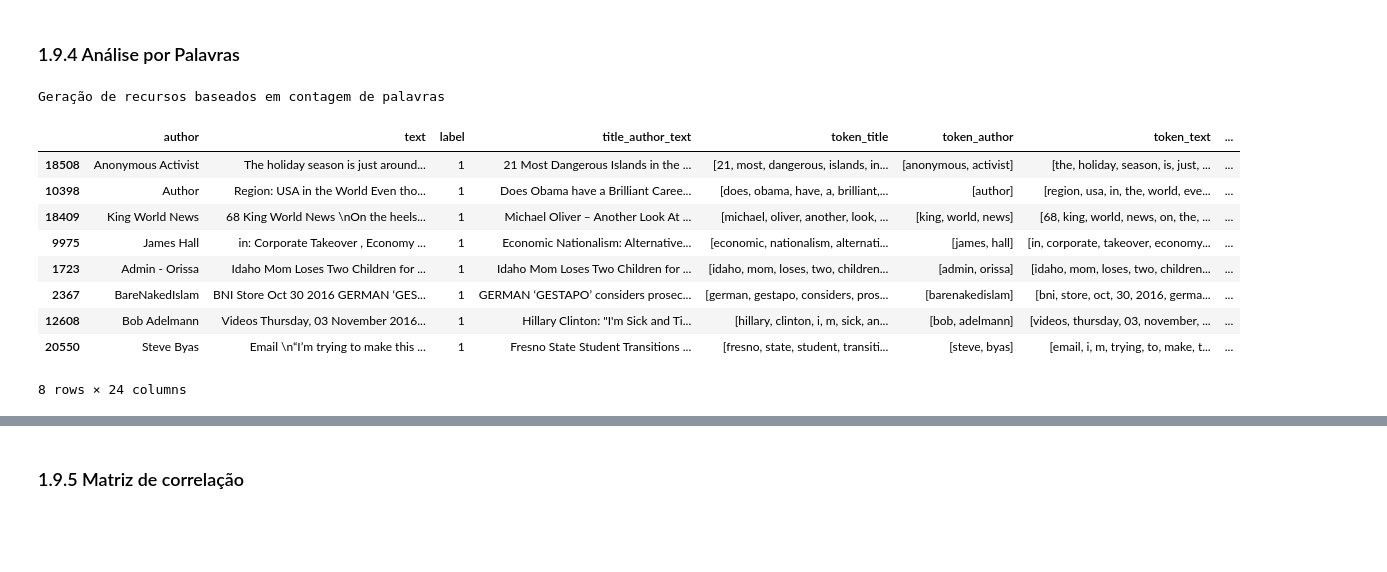
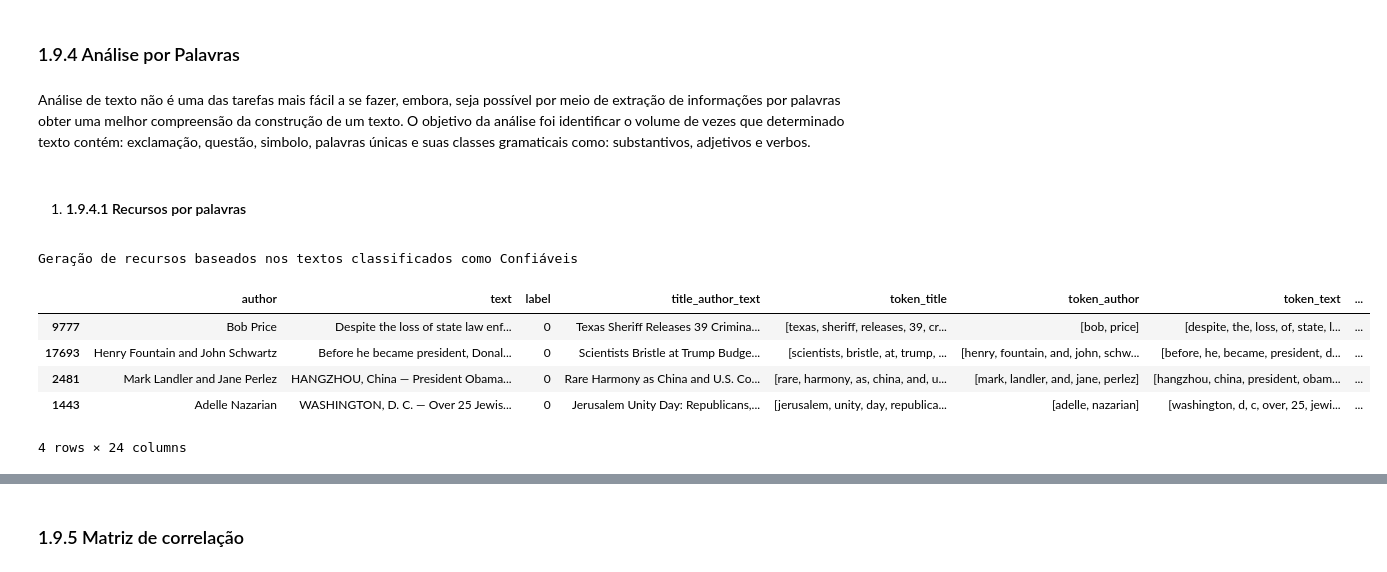
Before and after one commit to JoaoVitorBracale/fatect-news, a Jupyter notebook: Análise Exploratória.ipynb, the cells around one changed output, grey strips where cells are left out. Drawn from its saved outputs; the diff is of its cells as text; code cells hidden in the pictures; blank space fills up the shorter version.

```diff
--- a/Análise Exploratória.ipynb
+++ b/Análise Exploratória.ipynb
@@ -87,8 +100,7 @@ Requirement already satisfied: names in c:\users\cliente\anaconda3\envs\universi
 # %%
 # Train Dataset
 ## arquivo disponivel em: https://drive.google.com/drive/folders/1LqNzxY8l0EgznlCD-g873VD-ys1BRN2-?fbclid=IwAR3PPLu4hgNdKfQDJzrLGwV6L42Vm3xBrrcquuCOR4ySS97bVvU46JDaR2s
-# train_data = pd.read_csv('../input/train.csv')
-train_data = pd.read_csv('train.csv')
+train_data = pd.read_csv('../input/train.csv')
 train_data = train_data.sample(frac = 1) # Randomly Smaple data, ratio is 100%
 train_data.head()
 # %% [output]
@@ -383,36 +375,39 @@ py.iplot(fig)
 # %% [markdown]
 <a id='analise_palavras'></a>
 ### 1.9.4 Análise por Palavras
+# %% [markdown]
+Análise de texto não é uma das tarefas mais fácil a se fazer, embora, seja possível por meio de extração de informações por palavras obter uma melhor compreensão da construção de um texto. O objetivo da análise foi identificar o volume de vezes que determinado texto contém: exclamação, questão, simbolo, palavras únicas e suas classes gramaticais como: substantivos, adjetivos e verbos.
+# %% [markdown]
+<a id='recursos_palavras'></a>
+1. #### 1.9.4.1 Recursos por palavras
+# %%
+py.init_notebook_mode(connected=True)
+pd.options.mode.chained_assignment = None
+np.random.seed(13)
+
+color = sns.color_palette()
+%matplotlib inline
+
+unreliable = train_data[train_data['label'] == 1]
+reliable = train_data[train_data['label'] == 0]
 # %%
-py.init_notebook_mode(connected=True)
-pd.options.mode.chained_assignment = None
-np.random.seed(13)
-
-color = sns.color_palette()
-%matplotlib inline
-
-from tqdm import tqdm
-print("Geração de recursos baseados em contagem de palavras")
-for df in ([train_data]):
+print("Geração de recursos baseados nos textos classificados como Confiáveis")
+for df in ([reliable]):
     df['comprimento'] = df['title'].apply(lambda x : len(str(x)))
     df['num_exclamação'] = df['title'].apply(lambda comment: str(comment).count('!'))
     df['num_questao'] = df['title'].apply(lambda comment: str(comment).count('?'))
     df['num_puntuacao'] = df['title'].apply(lambda comment: sum(str(comment).count(w) for w in '.,;:'))
     df['num_simbolo'] = df['title'].apply(lambda comment: sum(str(comment).count(w) for w in '*&$%'))
     df['num_palavras'] = df['title'].apply(lambda comment: len(str(comment).split()))
     df['num_palavras_unicas'] = df['title'].apply(lambda comment: len(set(w for w in str(comment).split())))
     df['palavras_vs_unico'] = df['num_palavras_unicas'] / df['num_palavras']
 
-train_data[train_data.columns[2:]].head(8)
+reliable[reliable.columns[2:]].head(4)
 # %% [output]
-Geração de recursos baseados em contagem de palavras
+Geração de recursos baseados nos textos classificados como Confiáveis
 |  | author | text | label | title_author_text | token_title | token_author | token_text | ... |
-| 18508 | Anonymous Activist | The holiday season is just around... | 1 | 21 Most Dangerous Islands in the ... | [21, most, dangerous, islands, in... | [anonymous, activist] | [the, holiday, season, is, just, ... | ... |
-| 10398 | Author | Region: USA in the World Even tho... | 1 | Does Obama have a Brilliant Caree... | [does, obama, have, a, brilliant,... | [author] | [region, usa, in, the, world, eve... | ... |
-| 18409 | King World News | 68 King World News \nOn the heels... | 1 | Michael Oliver – Another Look At ... | [michael, oliver, another, look, ... | [king, world, news] | [68, king, world, news, on, the, ... | ... |
-| 9975 | James Hall | in: Corporate Takeover , Economy ... | 1 | Economic Nationalism: Alternative... | [economic, nationalism, alternati... | [james, hall] | [in, corporate, takeover, economy... | ... |
-| 1723 | Admin - Orissa | Idaho Mom Loses Two Children for ... | 1 | Idaho Mom Loses Two Children for ... | [idaho, mom, loses, two, children... | [admin, orissa] | [idaho, mom, loses, two, children... | ... |
-| 2367 | BareNakedIslam | BNI Store Oct 30 2016 GERMAN ‘GES... | 1 | GERMAN ‘GESTAPO’ considers prosec... | [german, gestapo, considers, pros... | [barenakedislam] | [bni, store, oct, 30, 2016, germa... | ... |
-| 12608 | Bob Adelmann | Videos Thursday, 03 November 2016... | 1 | Hillary Clinton: "I'm Sick and Ti... | [hillary, clinton, i, m, sick, an... | [bob, adelmann] | [videos, thursday, 03, november, ... | ... |
-| 20550 | Steve Byas | Email \n“I’m trying to make this ... | 1 | Fresno State Student Transitions ... | [fresno, state, student, transiti... | [steve, byas] | [email, i, m, trying, to, make, t... | ... |
+| 9777 | Bob Price | Despite the loss of state law enf... | 0 | Texas Sheriff Releases 39 Crimina... | [texas, sheriff, releases, 39, cr... | [bob, price] | [despite, the, loss, of, state, l... | ... |
+| 17693 | Henry Fountain and John Schwartz | Before he became president, Donal... | 0 | Scientists Bristle at Trump Budge... | [scientists, bristle, at, trump, ... | [henry, fountain, and, john, schw... | [before, he, became, president, d... | ... |
+| 2481 | Mark Landler and Jane Perlez | HANGZHOU, China — President Obama... | 0 | Rare Harmony as China and U.S. Co... | [rare, harmony, as, china, and, u... | [mark, landler, and, jane, perlez] | [hangzhou, china, president, obam... | ... |
+| 1443 | Adelle Nazarian | WASHINGTON, D. C. — Over 25 Jewis... | 0 | Jerusalem Unity Day: Republicans,... | [jerusalem, unity, day, republica... | [adelle, nazarian] | [washington, d, c, over, 25, jewi... | ... |
-8 rows × 24 columns
+4 rows × 24 columns
```
Also changed, not shown: parts of 24 cells of this notebook.
